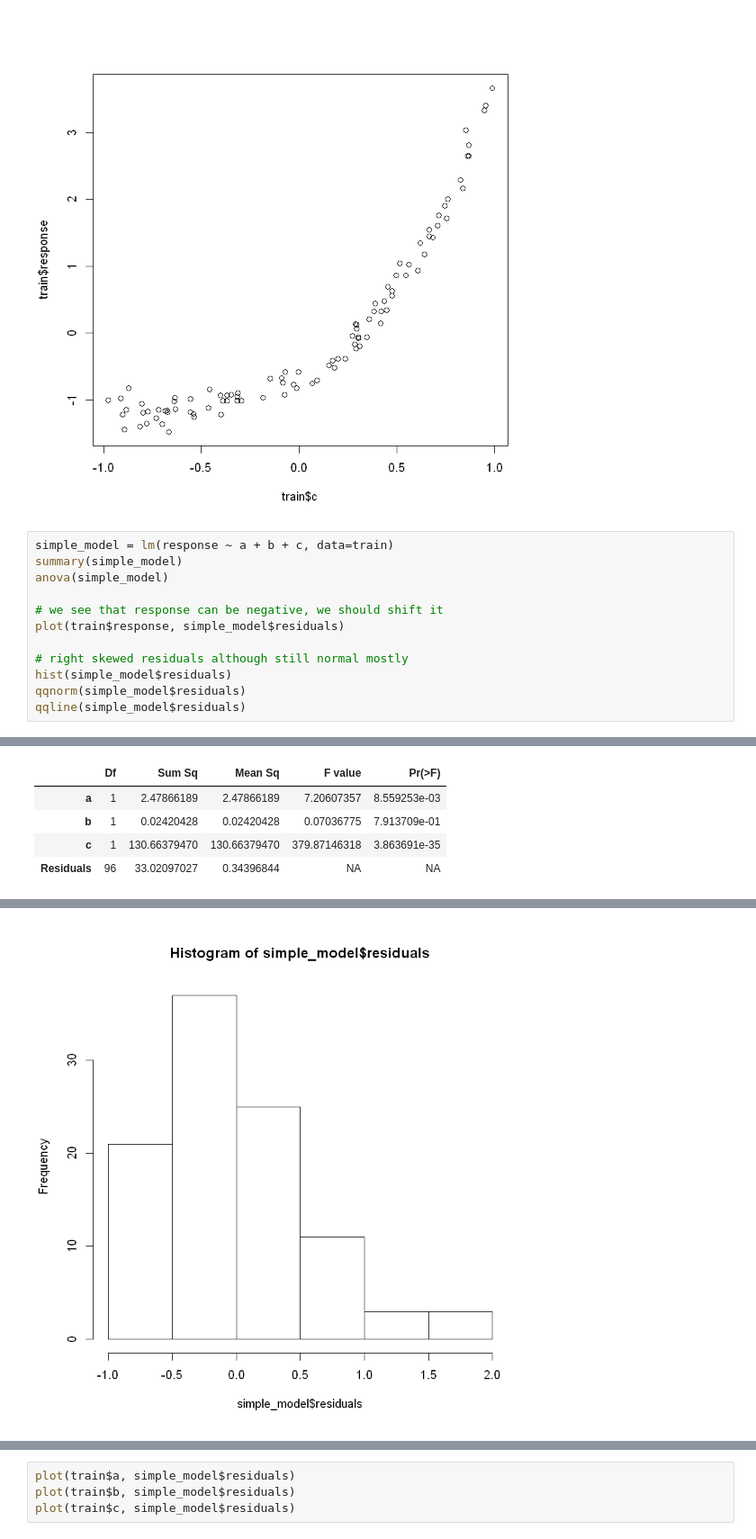
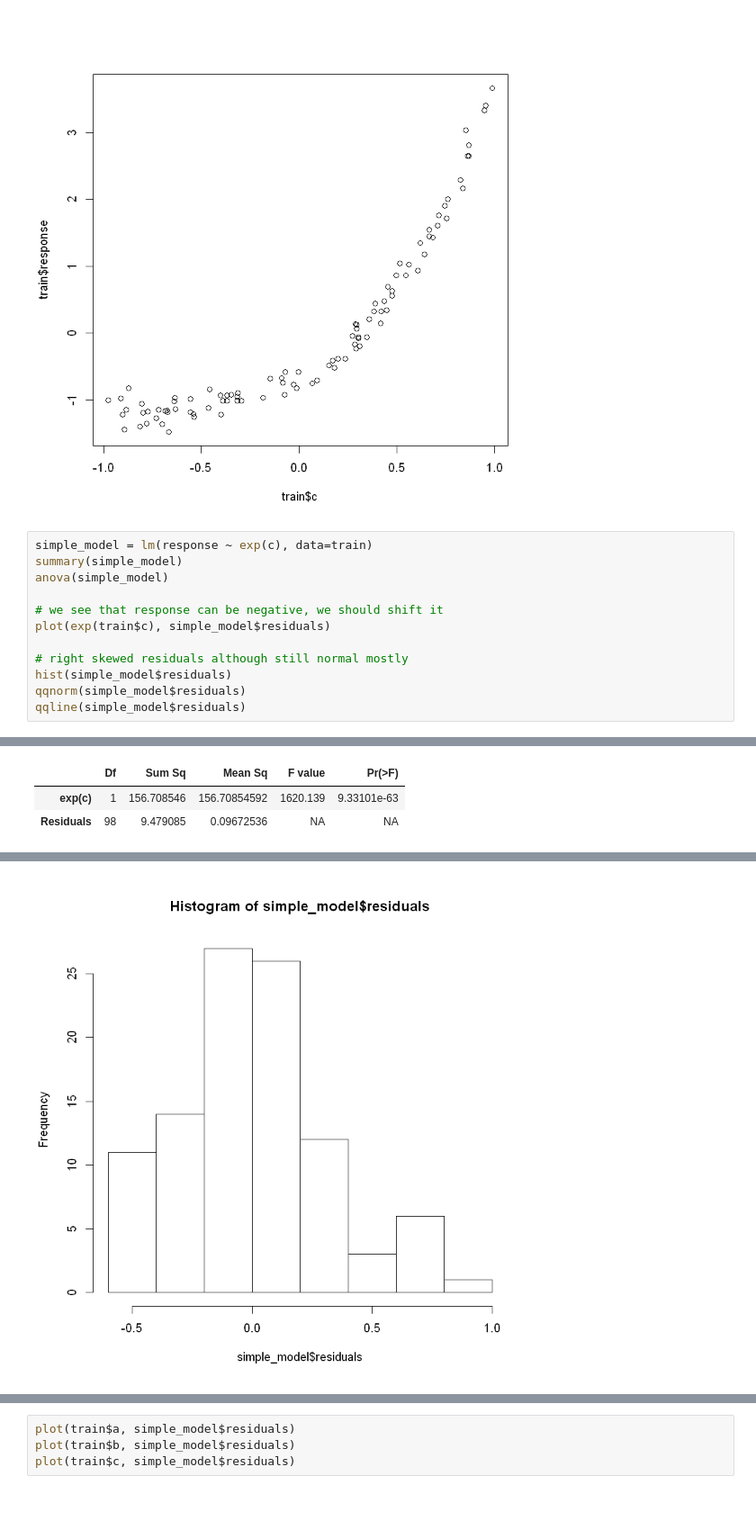
Before and after one commit to parthsdoshi/STAT-512-Final-Project, a Jupyter notebook: Q1/Q1.ipynb, the cells around one changed output, grey strips where cells are left out. Shown at 90% size. Drawn from its saved outputs; the diff is of its cells as text; blank space fills up the shorter version.

```diff
--- a/Q1/Q1.ipynb
+++ b/Q1/Q1.ipynb
@@ -60,12 +62,12 @@ plot(train$c, train$response)
 [figure]
 [figure]
 # %%
-simple_model = lm(response ~ a + b + c, data=train)
+simple_model = lm(response ~ exp(c), data=train)
 summary(simple_model)
 anova(simple_model)
 
 # we see that response can be negative, we should shift it
-plot(train$response, simple_model$residuals)
+plot(exp(train$c), simple_model$residuals)
 
 # right skewed residuals although still normal mostly
 hist(simple_model$residuals)
@@ -94,5 +94,3 @@ F-statistic:   129 on 3 and 96 DF,  p-value: < 2.2e-16
 |  | Df | Sum Sq | Mean Sq | F value | Pr(>F) |
-| a | 1 | 2.47866189 | 2.47866189 | 7.20607357 | 8.559253e-03 |
-| b | 1 | 0.02420428 | 0.02420428 | 0.07036775 | 7.913709e-01 |
-| c | 1 | 130.66379470 | 130.66379470 | 379.87146318 | 3.863691e-35 |
-| Residuals | 96 | 33.02097027 | 0.34396844 | NA | NA |
+| exp(c) | 1 | 156.708546 | 156.70854592 | 1620.139 | 9.33101e-63 |
+| Residuals | 98 | 9.479085 | 0.09672536 | NA | NA |
@@ -100 +98 @@ F-statistic:   129 on 3 and 96 DF,  p-value: < 2.2e-16
-[figure, old version]
+[figure, new version]
```
Also changed, not shown: parts of 12 cells of this notebook, 2 other files.
